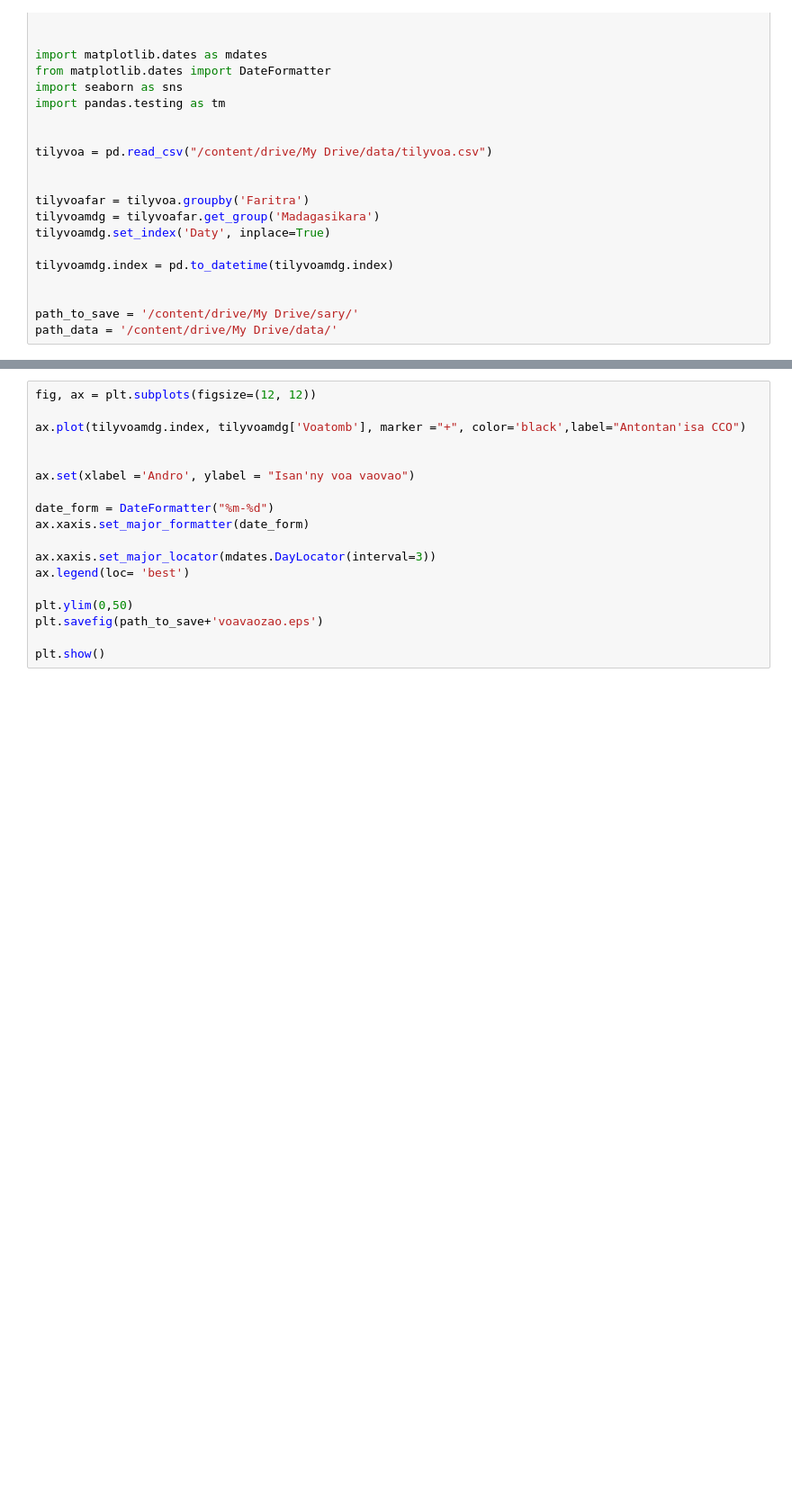
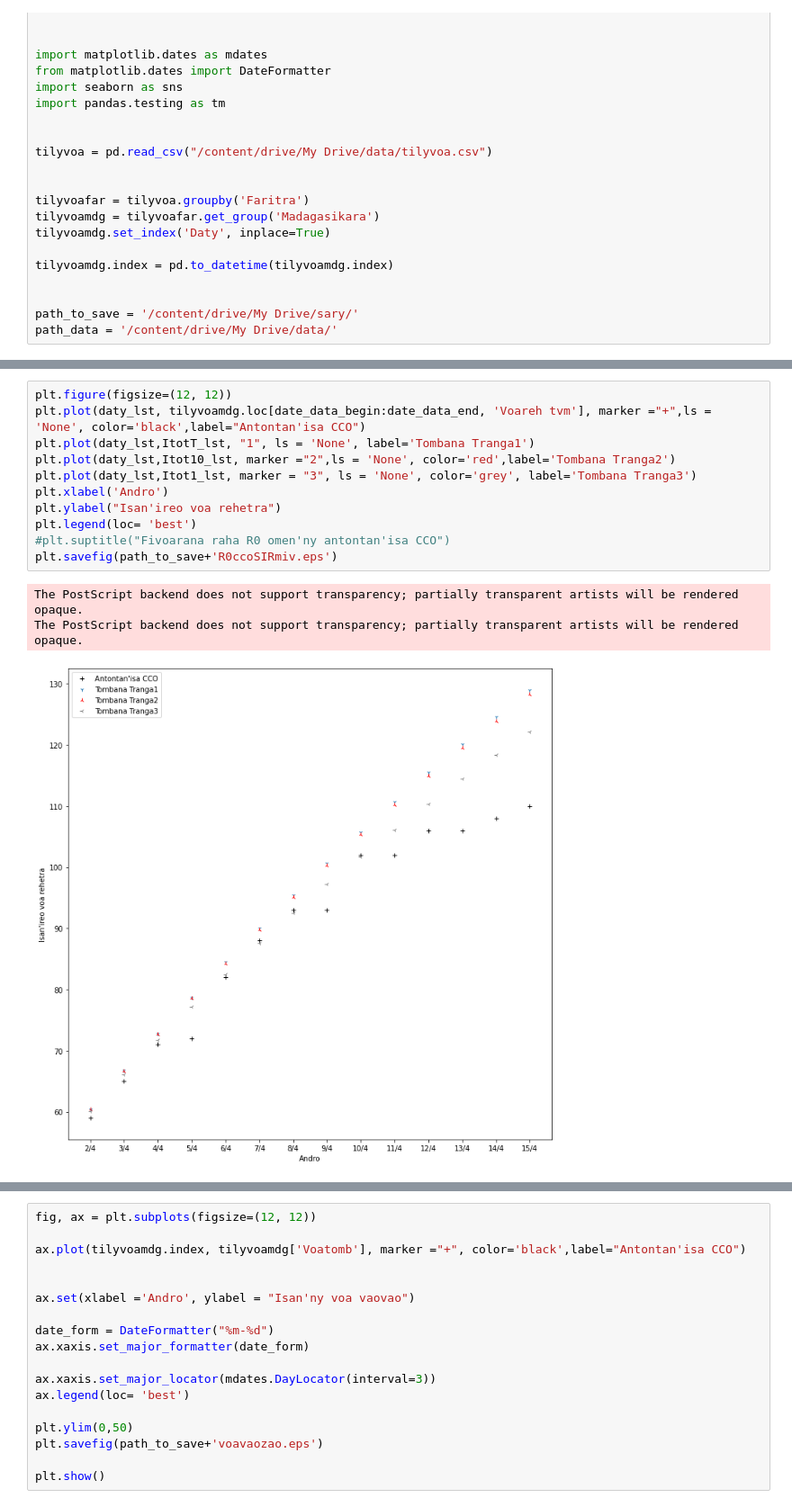
Before and after one commit to herysedra/covid19-mankaiza-clone, a Jupyter notebook: scripts/paper/simple_blocks/sir_vmiv.ipynb, the cells around one changed output, grey strips where cells are left out. Shown at 90% size. Saved outputs shown, nothing was run; the diff lists cells and outputs as text; blank space fills up the shorter version.

```diff
--- a/scripts/paper/simple_blocks/sir_vmiv.ipynb
+++ b/scripts/paper/simple_blocks/sir_vmiv.ipynb
@@ -186 +174,16 @@ The PostScript backend does not support transparency; partially transparent arti
+# %%
+plt.figure(figsize=(12, 12))
+plt.plot(daty_lst, tilyvoamdg.loc[date_data_begin:date_data_end, 'Voareh tvm'], marker ="+",ls = 'None', color='black',label="Antontan'isa CCO")
+plt.plot(daty_lst,ItotT_lst, "1", ls = 'None', label='Tombana Tranga1')
+plt.plot(daty_lst,Itot10_lst, marker ="2",ls = 'None', color='red',label='Tombana Tranga2')
+plt.plot(daty_lst,Itot1_lst, marker = "3", ls = 'None', color='grey', label='Tombana Tranga3')
+plt.xlabel('Andro')
+plt.ylabel("Isan'ireo voa rehetra")
+plt.legend(loc= 'best')
+#plt.suptitle("Fivoarana raha R0 omen'ny antontan'isa CCO")
+plt.savefig(path_to_save+'R0ccoSIRmiv.eps')
+# %% [output]
+The PostScript backend does not support transparency; partially transparent artists will be rendered opaque.
+The PostScript backend does not support transparency; partially transparent artists will be rendered opaque.
+[figure, added]
 # %%
```
Also changed, not shown: parts of 7 cells of this notebook.
